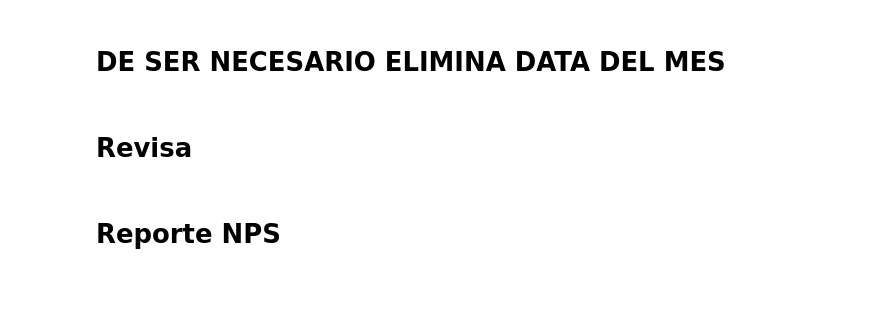
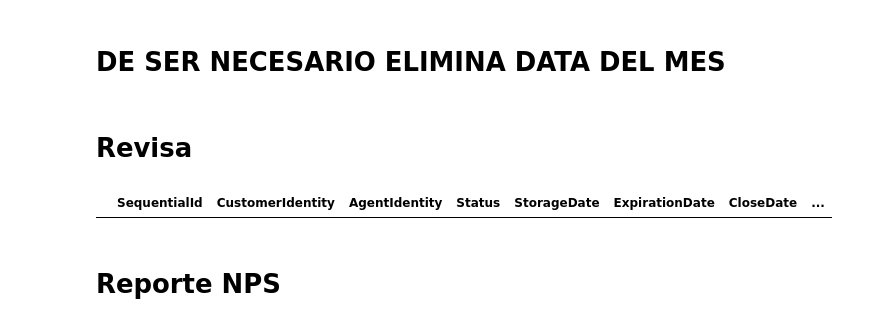
Before and after one commit to WDuran24/Python-Learning, a Jupyter notebook: INTRADIA_DIGITAL.ipynb, the cells around one changed output. Drawn from its saved outputs; the diff is of its cells as text; code cells hidden in the pictures; blank space fills up the shorter version.

```diff
--- a/INTRADIA_DIGITAL.ipynb
+++ b/INTRADIA_DIGITAL.ipynb
@@ -321,0 +363,4 @@ df_consolidado = pd.concat([df_1, df_2], ignore_index=True)
+# %%
+df_consolidado = df_consolidado[df_consolidado.columns[~df_consolidado.columns.str.match(r'^\d')]]
+# %%
+df_consolidado = df_consolidado.drop_duplicates(subset=['SequentialId'], keep='first')
@@ -350,8 +394,8 @@ df_consolidado.to_csv(
 df_consolidado['Fecha'] = pd.to_datetime(df_consolidado['Fecha'], errors='coerce')
 
 # 2) Filtra para eliminar registros de julio 2025 (mes = 7)
-filtro = ~((df_consolidado['Fecha'].dt.year == 2025) &
-           (df_consolidado['Fecha'].dt.month == 8))
+filtro = ~((df_consolidado['Fecha'].dt.year == 2026) &
+           (df_consolidado['Fecha'].dt.month == 2))
 
 # 3) Aplica el filtro
 df_consolidado = df_consolidado[filtro].reset_index(drop=True)
@@ -362,14 +406,16 @@ df_consolidado = df_consolidado[filtro].reset_index(drop=True)
 df_consolidado['Fecha'] = pd.to_datetime(df_consolidado['Fecha'], errors='coerce')
 
 # 2a) —‑ JULIO DE CUALQUIER AÑO
-df_agosto_2025 = df_consolidado[df_consolidado['Fecha'].dt.month == 8]
+df_enero_2025 = df_consolidado[df_consolidado['Fecha'].dt.month == 2]
 
 # 2b) —‑ SOLO JULIO 2025
-df_agosto_2025 = df_consolidado[
-    (df_consolidado['Fecha'].dt.year == 2025) &
-    (df_consolidado['Fecha'].dt.month == 8)]
+df_enero_2025 = df_consolidado[
+    (df_consolidado['Fecha'].dt.year == 2026) &
+    (df_consolidado['Fecha'].dt.month == 2)]
 # %%
-df_agosto_2025
+df_enero_2025
+# %% [output]
+|  | SequentialId | CustomerIdentity | AgentIdentity | Status | StorageDate | ExpirationDate | CloseDate | ... |
 # %% [markdown]
 # Reporte NPS
 # %%
```
Also changed, not shown: parts of 95 cells of this notebook.
